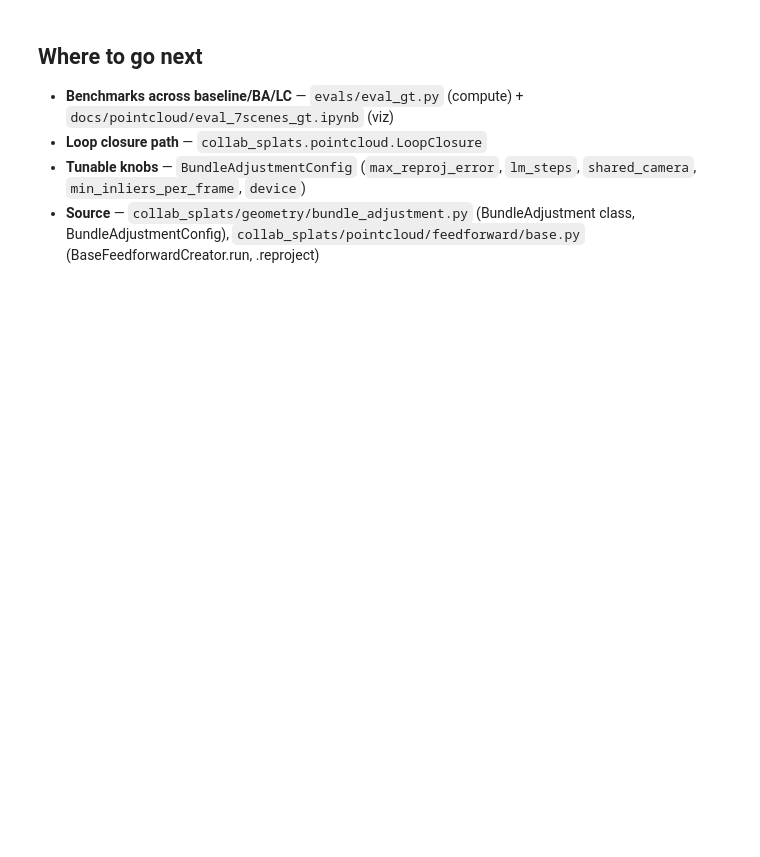
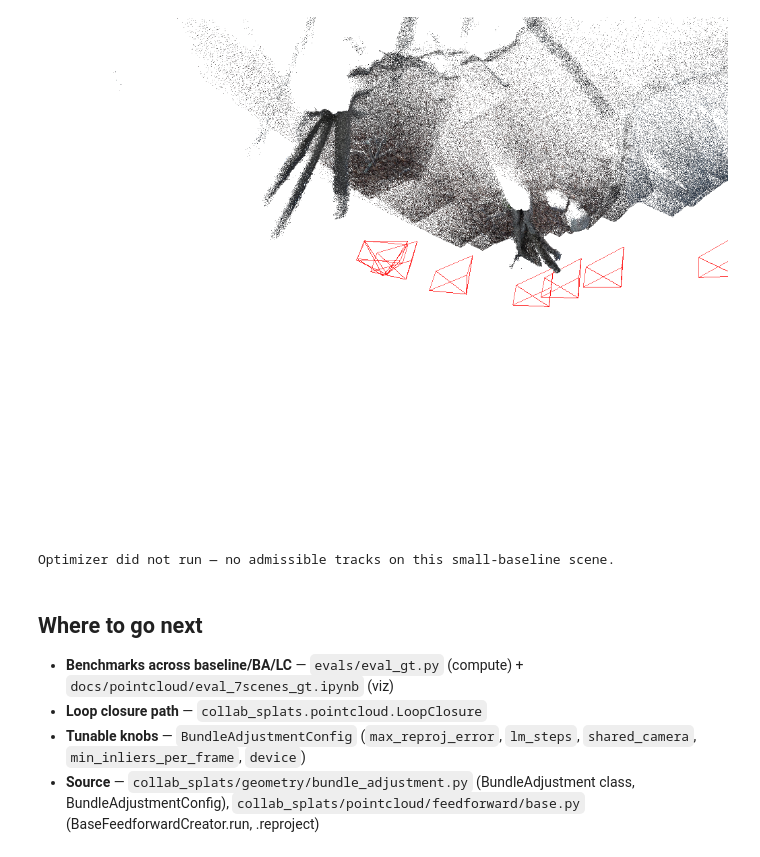
Before and after one commit to BasisResearch/collab-splats, a Jupyter notebook: docs/source/tutorials/02_pointcloud/bundle_adjustment.ipynb, the cells around one changed output. Cells and saved outputs as stored; diff of their text form; code cells hidden in the pictures; blank space fills up the shorter version.

```diff
--- a/docs/source/tutorials/02_pointcloud/bundle_adjustment.ipynb
+++ b/docs/source/tutorials/02_pointcloud/bundle_adjustment.ipynb
@@ -33,9 +52,15 @@ All paths derive from `CACHE_DIR` set by `tutorial_config.py`.
 %run ../tutorial_config.py
 
 # ── Configuration ─────────────────────────────────────────────────────────────
-METHOD    = "vggtx"    # "vggtx" | "mapanything"
-VARIANT   = "ba"       # "ba" | "lc" | "" (empty = raw baseline)
 
-VGGTX_ZARR = CACHE_DIR / "vggtx" / "reconstruction.zarr"
-RECON      = CACHE_DIR / METHOD / VARIANT if VARIANT else CACHE_DIR / METHOD
+# Pipeline keyframes: read-only input from the canonical scene dir, capped at MAX_FRAMES
+image_paths = sorted(FRAMES.glob("*.jpg")) + sorted(FRAMES.glob("*.png"))
+assert image_paths, f"no keyframes in {FRAMES} — run the dashboard pipeline or tutorial 01"
+image_paths = image_paths[:MAX_FRAMES]
+
+# All notebook writes go under the tutorial cache
+RECON = TUTORIAL_CACHE / "vggt_omega" / "ba"
 RECON.mkdir(parents=True, exist_ok=True)
+
+device = "cuda" if torch.cuda.is_available() else "cpu"
+print(f"{len(image_paths)} keyframes from {FRAMES}  device: {device}")
@@ -56,10 +78,20 @@ assert VGGTX_ZARR.exists(), (
 # %%
-creator = VGGTXCreator()
-ba = BundleAdjustment(config=BundleAdjustmentConfig())
+# Stage the MAX_FRAMES keyframe subset — the creator API consumes a directory
+_subset_dir = TUTORIAL_CACHE / "ba_frames"
+shutil.rmtree(_subset_dir, ignore_errors=True)
+_subset_dir.mkdir(parents=True)
+for p in image_paths:
+    (_subset_dir / p.name).symlink_to(p)
+
+creator = make_creator("vggt_omega")
+ba = BundleAdjustment(config=BundleAdjustmentConfig(capture_loss_history=True))
 
 # Run feedforward inference; loads model + builds FeedforwardResult with raw_outputs
-ff_result = creator.run(IMAGES)
+ff_result = creator.run(_subset_dir, device)
 print(f"feedforward: {ff_result.points.shape[0]:,} points, {ff_result.extrinsics.shape[0]} cameras")
+
+# Camera poses before BA — kept for the pre/post comparison in §2
+extrinsics_pre = ff_result.extrinsics.copy()   # (N, 4, 4)
 
 # Refine camera poses — returns new FeedforwardResult with updated extrinsics/intrinsics
 refined = ba.refine(ff_result)
@@ -146,21 +183,13 @@ print(f"Camera displacement — mean: {deltas.mean():.4f} m  max: {deltas.max():
 # %%
-from collab_splats.utils.visualization import (
-    CAMERA_KWARGS,
-    PCD_KWARGS,
-    VIZ_KWARGS,
-    pointcloud_to_polydata,
-    visualize_splat,
-)
-
-
-# Build PyVista PolyData with per-point RGB colours from the refined result
-pcd = pointcloud_to_polydata(refined.points, RGB=refined.colors)
+# Build PyVista PolyData with per-point RGB colours from the reprojected (post-BA) result
+pcd = pointcloud_to_polydata(reprojected.points, RGB=reprojected.colors)
 
 # Render post-BA pointcloud with post-BA camera frustums overlaid
 visualize_splat(
     pcd,
-    aligned_cameras=list(refined.extrinsics),
+    aligned_cameras=list(reprojected.extrinsics),
     mesh_kwargs={**PCD_KWARGS, "rgb": True},
     camera_kwargs=CAMERA_KWARGS,
     viz_kwargs=VIZ_KWARGS,
 ).show()
+# %% [output]
@@ -167,11 +197,11 @@ visualize_splat(
+[figure, added]
 # %%
-import matplotlib.pyplot as plt
-
-
 loss_hist = ba._last_loss_history
 
 if not loss_hist:
-    print("No loss history captured. Re-run with BundleAdjustmentConfig(capture_loss_history=True).")
+    # capture_loss_history is enabled — an empty history means the optimizer never ran:
+    # the reprojection filter admitted no frames (see the scene note above).
+    print("Optimizer did not run — no admissible tracks on this small-baseline scene.")
 else:
     fig, ax = plt.subplots(figsize=(8, 4))
     steps = list(range(1, len(loss_hist) + 1))
@@ -198,6 +228,8 @@ else:
         f"Loss reduction: {loss_hist[0]:.3e} → {loss_hist[-1]:.3e}  "
         f"({loss_hist[0] / loss_hist[-1]:.1f}× improvement)"
     )
+# %% [output]
+Optimizer did not run — no admissible tracks on this small-baseline scene.
 # %% [markdown]
 ## Where to go next
 
```
Also changed, not shown: parts of 12 cells of this notebook.
